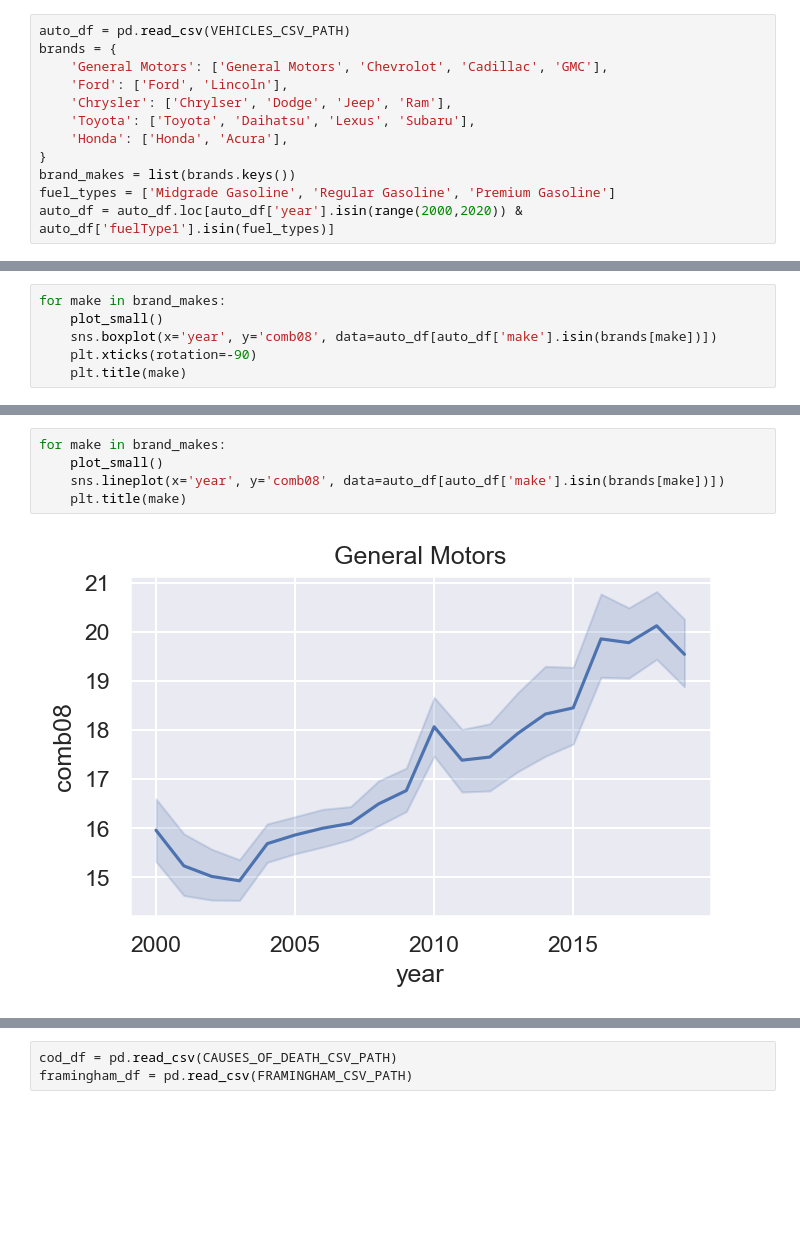
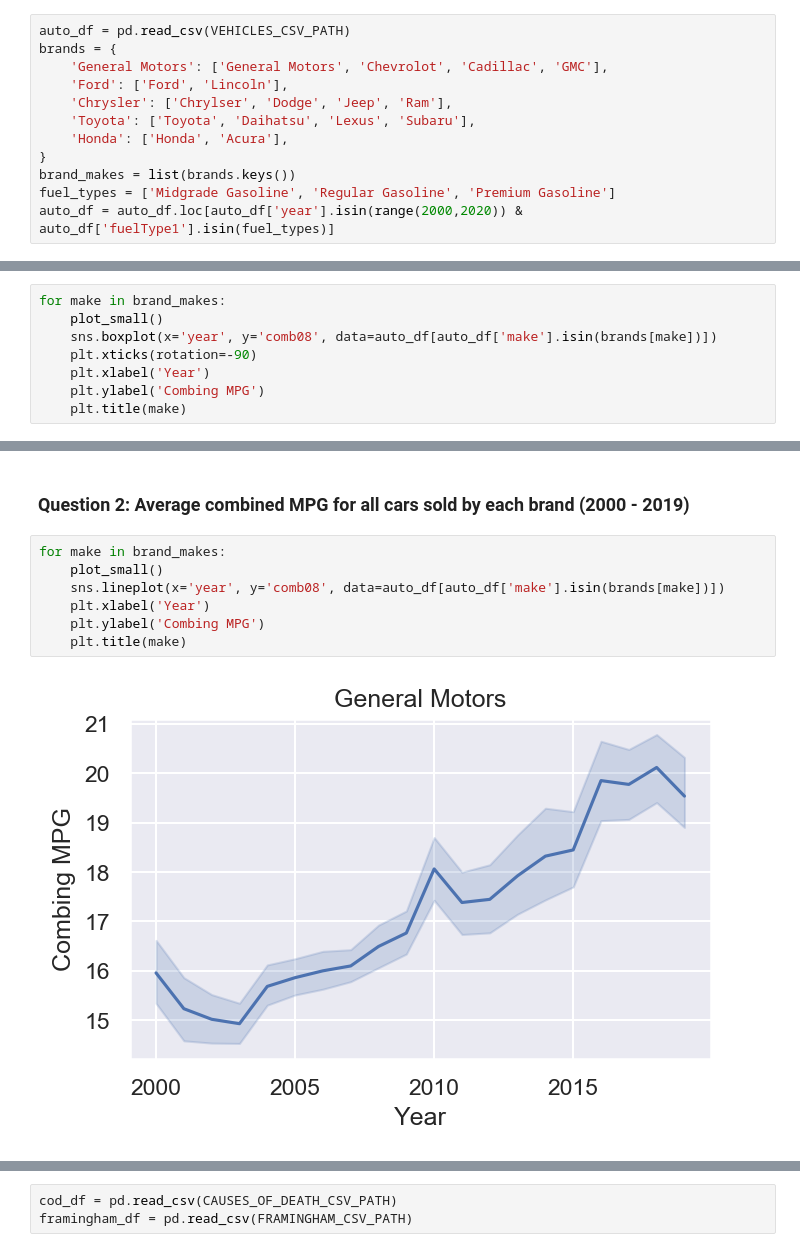
Before and after one commit to mnvsngv/cs696-bigdata, a Jupyter notebook: Assignment 2/Assignment 2.ipynb, the cells around one changed output, grey strips where cells are left out. Drawn from its saved outputs; the diff is of its cells as text; blank space fills up the shorter version.

```diff
--- a/Assignment 2/Assignment 2.ipynb
+++ b/Assignment 2/Assignment 2.ipynb
@@ -33,5 +58,7 @@ for make in brand_makes:
     plot_small()
     sns.boxplot(x='year', y='comb08', data=auto_df[auto_df['make'].isin(brands[make])])
     plt.xticks(rotation=-90)
+    plt.xlabel('Year')
+    plt.ylabel('Combing MPG')
     plt.title(make)
 # %% [output]
@@ -43,7 +70,11 @@ for make in brand_makes:
+# %% [markdown]
+### Question 2: Average combined MPG for all cars sold by each brand (2000 - 2019)
 # %%
 for make in brand_makes:
     plot_small()
     sns.lineplot(x='year', y='comb08', data=auto_df[auto_df['make'].isin(brands[make])])
+    plt.xlabel('Year')
+    plt.ylabel('Combing MPG')
     plt.title(make)
 # %% [output]
-[figure, old version]
+[figure, new version]
```
Also changed, not shown: parts of 29 cells of this notebook.
